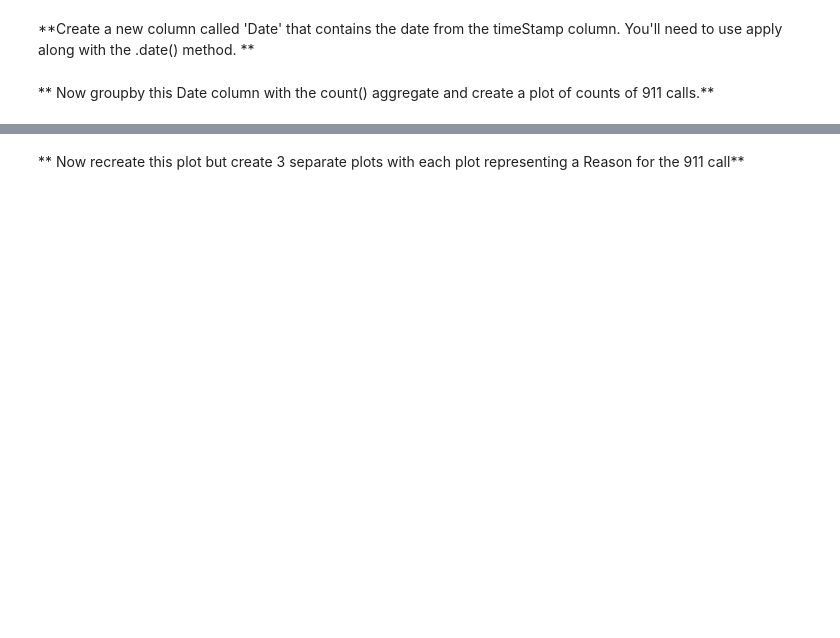
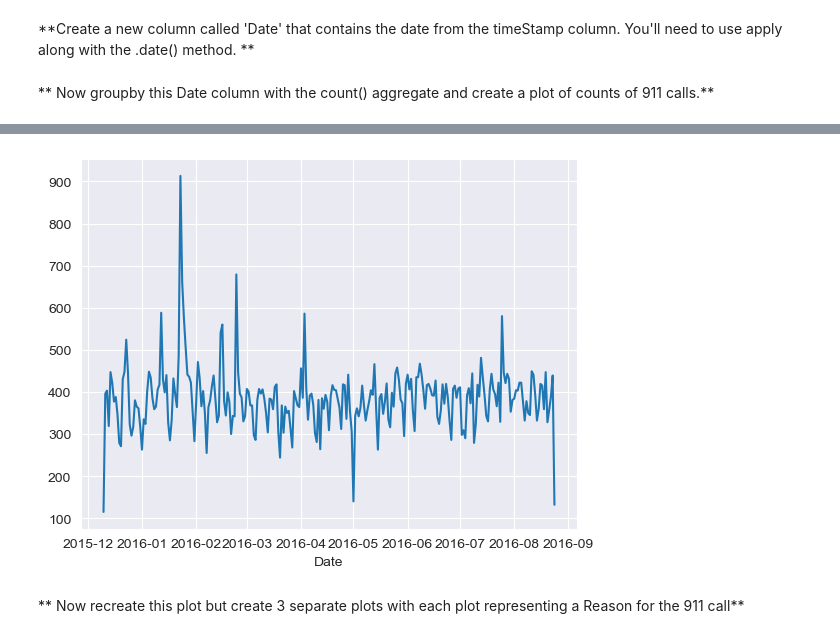
Before and after one commit to SpeedBird789/Data-Capstone-Project, a Jupyter notebook: Calls Data My Attempt.ipynb, the cells around one changed output, grey strips where cells are left out. Drawn from its saved outputs; the diff is of its cells as text; code cells hidden in the pictures; blank space fills up the shorter version.

Commit message:
everything upto heatmap

```diff
--- a/Calls Data My Attempt.ipynb
+++ b/Calls Data My Attempt.ipynb
@@ -246,4 +246,7 @@ plt.show()
 # %% [markdown]
 **Create a new column called 'Date' that contains the date from the timeStamp column. You'll need to use apply along with the .date() method. **
+# %%
+df['Date'] = df['timeStamp'].apply(lambda x: x.date())
+# df['timeStamp'].dt.date)   -> This also works :)
 # %% [markdown]
 ** Now groupby this Date column with the count() aggregate and create a plot of counts of 911 calls.**
@@ -253,2 +253,8 @@ plt.show()
+# %%
+count = df.groupby('Date').count()
+count['lat'].plot()
+plt.show()
+# %% [output]
+[figure, added]
 # %% [markdown]
 ** Now recreate this plot but create 3 separate plots with each plot representing a Reason for the 911 call**
```
Also changed, not shown: parts of 10 cells of this notebook.
